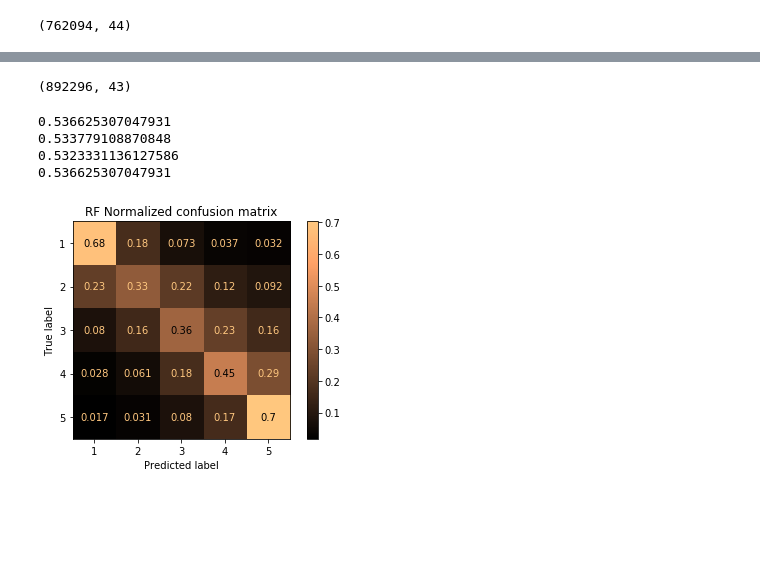
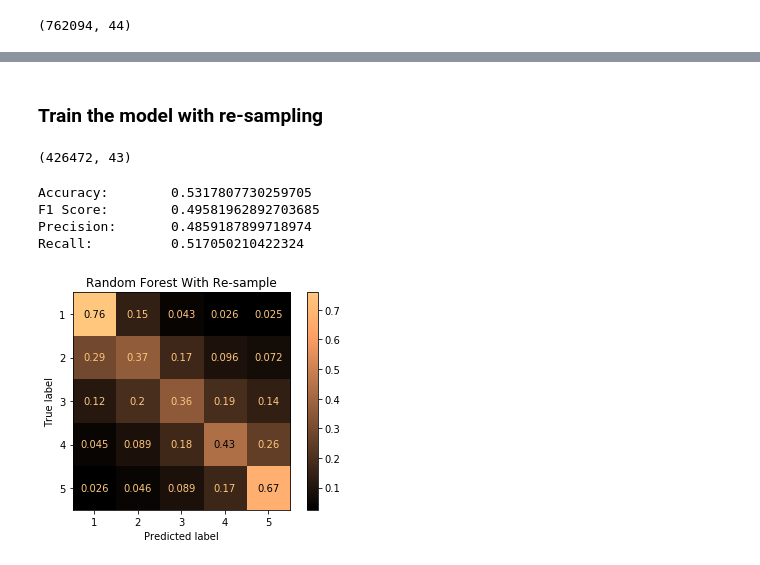
Before and after one commit to OnerInce/ml-earthquake, a Jupyter notebook: Random_forest_new.ipynb, the cells around one changed output, grey strips where cells are left out. Drawn from its saved outputs; the diff is of its cells as text; code cells hidden in the pictures; blank space fills up the shorter version.

Commit message:
random forest both methods

```diff
--- a/Random_forest_new.ipynb
+++ b/Random_forest_new.ipynb
@@ -25,8 +57,11 @@ X_train, X_test, y_train, y_test = train_test_split(X, y, test_size=0.25, random
+# %% [markdown]
+### Train the model with re-sampling
 # %%
-sm = SMOTETomek(random_state = 27, n_jobs = -1)
+# Re-sample the training set
 
+sm = SMOTEENN(random_state = 27, n_jobs = -1)
 X_train, y_train = sm.fit_sample(X_train, y_train)
 # %%
 print(X_train.shape)
 # %% [output]
-(892296, 43)
+(426472, 43)
@@ -37,28 +68,27 @@ from sklearn.metrics import plot_confusion_matrix
 # %%
 # Train the model
 
-rfc = RandomForestClassifier(n_estimators=100,n_jobs=-1).fit(X_train, y_train)
-rfc_pred = rfc.predict(X_test)
+rfc_sampled = RandomForestClassifier(n_estimators = 100, n_jobs = -1).fit(X_train, y_train)
+rfc_sampled_pred = rfc_sampled.predict(X_test)
 # %%
 # Performance results
 
-print(accuracy_score(y_test, rfc_pred))
-print(f1_score(y_test, rfc_pred, average = 'weighted'))
-print(precision_score(y_test, rfc_pred, average = 'weighted'))
-print(recall_score(y_test, rfc_pred, average = 'weighted'))
+print("Accuracy: \t", accuracy_score(y_test, rfc_sampled_pred))
+print("F1 Score: \t", f1_score(y_test, rfc_sampled_pred, average = 'macro'))
+print("Precision:\t", precision_score(y_test, rfc_sampled_pred, average = 'macro'))
+print("Recall:   \t", recall_score(y_test, rfc_sampled_pred, average = 'macro'))
 # %% [output]
-0.536625307047931
-0.533779108870848
-0.5323331136127586
-0.536625307047931
+Accuracy:        0.5317807730259705
+F1 Score:        0.49581962892703685
+Precision:       0.4859187899718974
+Recall:          0.517050210422324
 # %%
 # Plot normalized confusion matrix
 
-import matplotlib.pyplot as plt
 classes = ["1", "2", "3", "4", "5"]
-title = "RF Normalized confusion matrix"
-disp = plot_confusion_matrix(rfc, X_test, y_test, display_labels = classes, cmap = "copper", normalize = "true")
+title = "Random Forest With Re-sample"
+disp = plot_confusion_matrix(rfc_sampled, X_test, y_test, display_labels = classes, cmap = "copper", normalize = "true")
 disp.ax_.set_title(title)
 plt.show()
 # %% [output]
-[figure, old version]
+[figure, new version]
```
Also changed, not shown: parts of 7 cells of this notebook.
